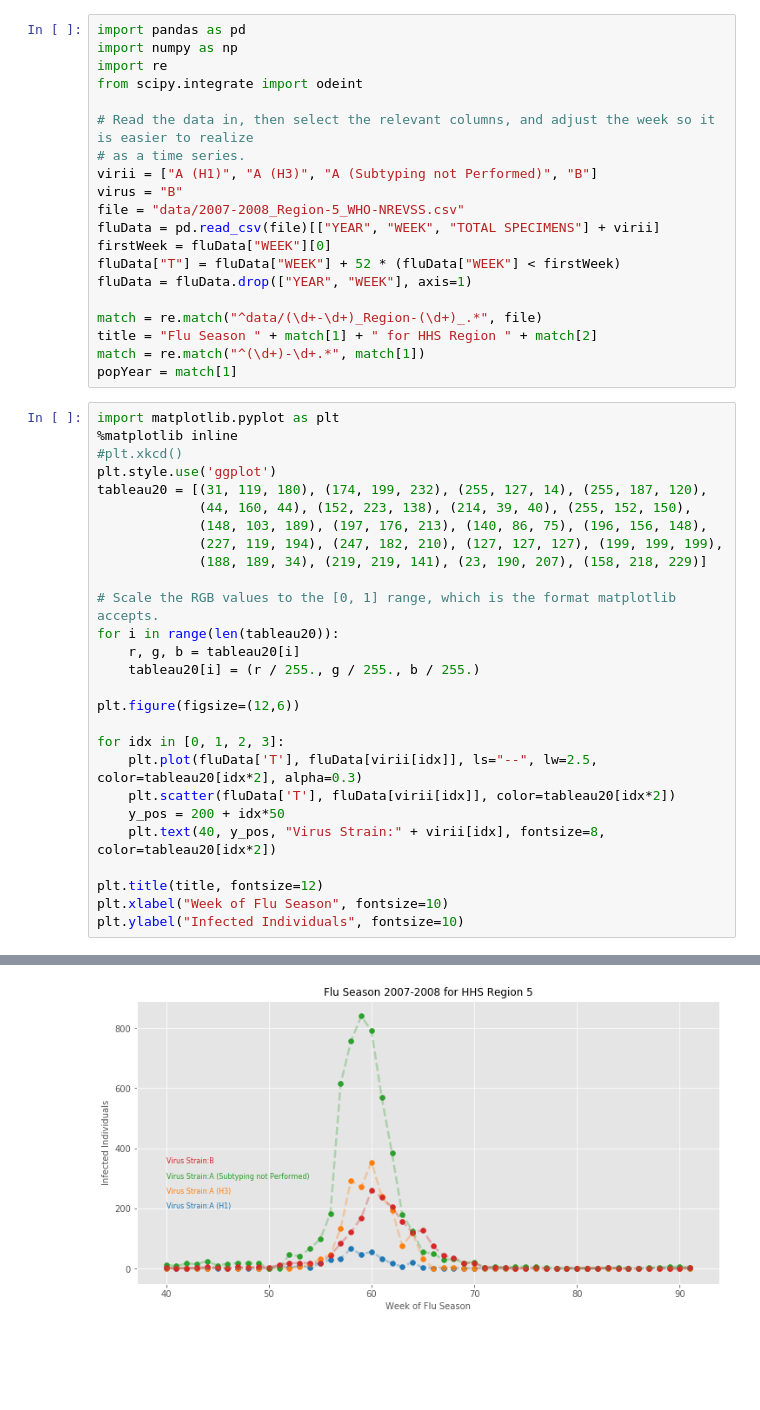
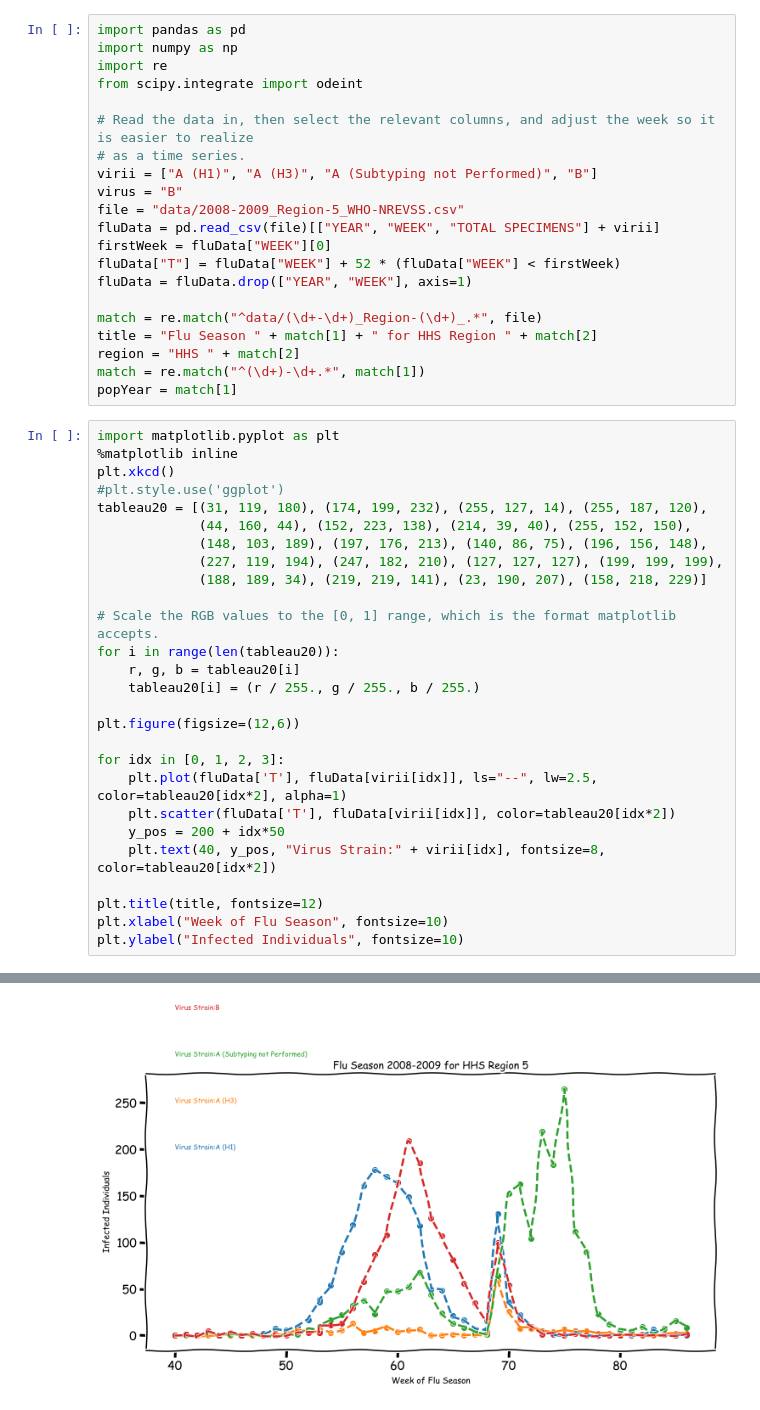
Before and after one commit to GaloisInc/AMIDOL, a Jupyter notebook: docs/SIRS/Python SIRS Modeling.ipynb, the cells around one changed output, grey strips where cells are left out. Cells and saved outputs as stored; diff of their text form; blank space fills up the shorter version.

```diff
--- a/docs/SIRS/Python SIRS Modeling.ipynb
+++ b/docs/SIRS/Python SIRS Modeling.ipynb
@@ -8,7 +8,7 @@ from scipy.integrate import odeint
 # as a time series.
 virii = ["A (H1)", "A (H3)", "A (Subtyping not Performed)", "B"]
 virus = "B"
-file = "data/2007-2008_Region-5_WHO-NREVSS.csv"
+file = "data/2008-2009_Region-5_WHO-NREVSS.csv"
 fluData = pd.read_csv(file)[["YEAR", "WEEK", "TOTAL SPECIMENS"] + virii]
 firstWeek = fluData["WEEK"][0]
 fluData["T"] = fluData["WEEK"] + 52 * (fluData["WEEK"] < firstWeek)
@@ -16,38 +16,39 @@ fluData = fluData.drop(["YEAR", "WEEK"], axis=1)
 
 match = re.match("^data/(\d+-\d+)_Region-(\d+)_.*", file)
 title = "Flu Season " + match[1] + " for HHS Region " + match[2]
+region = "HHS " + match[2]
 match = re.match("^(\d+)-\d+.*", match[1])
 popYear = match[1]
 # %%
 import matplotlib.pyplot as plt
 %matplotlib inline
-#plt.xkcd()
-plt.style.use('ggplot')
+plt.xkcd()
+#plt.style.use('ggplot')
 tableau20 = [(31, 119, 180), (174, 199, 232), (255, 127, 14), (255, 187, 120),
              (44, 160, 44), (152, 223, 138), (214, 39, 40), (255, 152, 150),
              (148, 103, 189), (197, 176, 213), (140, 86, 75), (196, 156, 148),
              (227, 119, 194), (247, 182, 210), (127, 127, 127), (199, 199, 199),
              (188, 189, 34), (219, 219, 141), (23, 190, 207), (158, 218, 229)]
 
 # Scale the RGB values to the [0, 1] range, which is the format matplotlib accepts.
 for i in range(len(tableau20)):
     r, g, b = tableau20[i]
     tableau20[i] = (r / 255., g / 255., b / 255.)
 
 plt.figure(figsize=(12,6))
 
 for idx in [0, 1, 2, 3]:
-    plt.plot(fluData['T'], fluData[virii[idx]], ls="--", lw=2.5, color=tableau20[idx*2], alpha=0.3)
+    plt.plot(fluData['T'], fluData[virii[idx]], ls="--", lw=2.5, color=tableau20[idx*2], alpha=1)
     plt.scatter(fluData['T'], fluData[virii[idx]], color=tableau20[idx*2])
     y_pos = 200 + idx*50
     plt.text(40, y_pos, "Virus Strain:" + virii[idx], fontsize=8, color=tableau20[idx*2])
 
 plt.title(title, fontsize=12)
 plt.xlabel("Week of Flu Season", fontsize=10)
 plt.ylabel("Infected Individuals", fontsize=10)
 # %% [output]
 Text(0, 0.5, 'Infected Individuals')
-[figure, old version]
+[figure, new version]
 # %%
 # Initial values of our states
 popData = pd.read_csv('data/population_data.csv', index_col=0)
```
Also changed, not shown: parts of 1 cell of this notebook, 2 other files.
